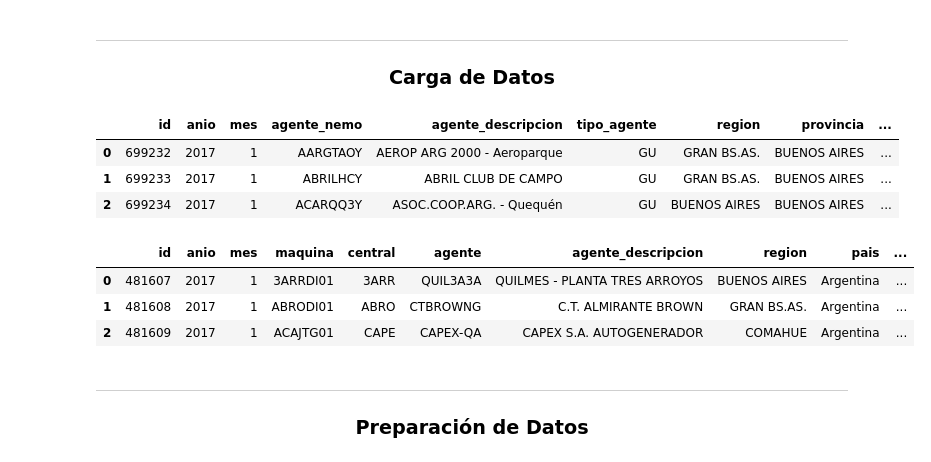
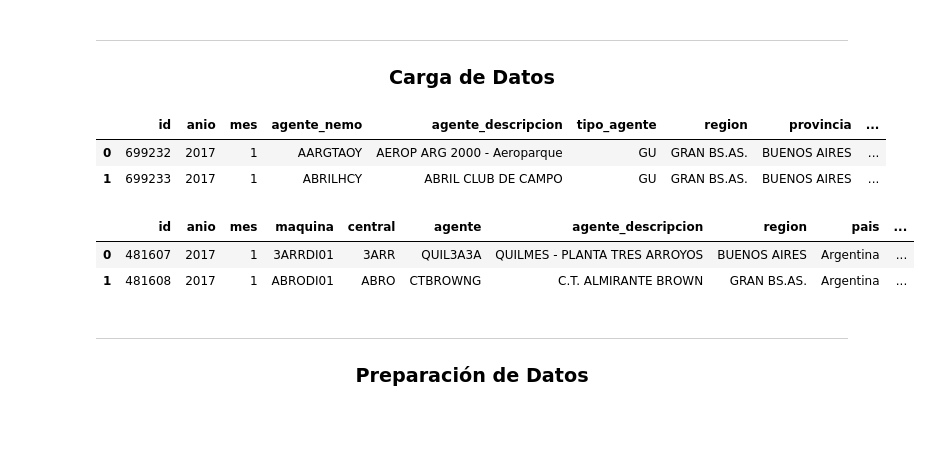
Before and after one commit to gagabriela2787/MachineLearnig, a Jupyter notebook: proyecto_principal.ipynb, the cells around one changed output. Saved outputs shown, nothing was run; the diff lists cells and outputs as text; code cells hidden in the pictures; blank space fills up the shorter version.

```diff
--- a/proyecto_principal.ipynb
+++ b/proyecto_principal.ipynb
@@ -16,21 +16,19 @@ from sklearn.preprocessing import StandardScaler, LabelEncoder
 # %%
 # Carga y visualización parcial de Datos sobre la Demanda de energía eléctrica de los últimos años:
 df_dem = pd.read_csv('datasets/demanda-ltimos-aos.csv')
-df_dem.head(3)
+df_dem.head(2)
 # %% [output]
 |  | id | anio | mes | agente_nemo | agente_descripcion | tipo_agente | region | provincia | ... |
 | 0 | 699232 | 2017 | 1 | AARGTAOY | AEROP ARG 2000 - Aeroparque | GU | GRAN BS.AS. | BUENOS AIRES | ... |
 | 1 | 699233 | 2017 | 1 | ABRILHCY | ABRIL CLUB DE CAMPO | GU | GRAN BS.AS. | BUENOS AIRES | ... |
-| 2 | 699234 | 2017 | 1 | ACARQQ3Y | ASOC.COOP.ARG. - Quequén | GU | BUENOS AIRES | BUENOS AIRES | ... |
 # %%
 # Carga y visualización parcial de Datos sobre la Generación de energía eléctrica de los últimos años:
 df_gen = pd.read_csv('datasets/generacin-ltimos-aos.csv')
-df_gen.head(3)
+df_gen.head(2)
 # %% [output]
 |  | id | anio | mes | maquina | central | agente | agente_descripcion | region | pais | ... |
 | 0 | 481607 | 2017 | 1 | 3ARRDI01 | 3ARR | QUIL3A3A | QUILMES - PLANTA TRES ARROYOS | BUENOS AIRES | Argentina | ... |
 | 1 | 481608 | 2017 | 1 | ABRODI01 | ABRO | CTBROWNG | C.T. ALMIRANTE BROWN | GRAN BS.AS. | Argentina | ... |
-| 2 | 481609 | 2017 | 1 | ACAJTG01 | CAPE | CAPEX-QA | CAPEX S.A. AUTOGENERADOR | COMAHUE | Argentina | ... |
 # %% [markdown]
 ---
 ### <center> Preparación de Datos
```
Also changed, not shown: parts of 98 cells of this notebook.
